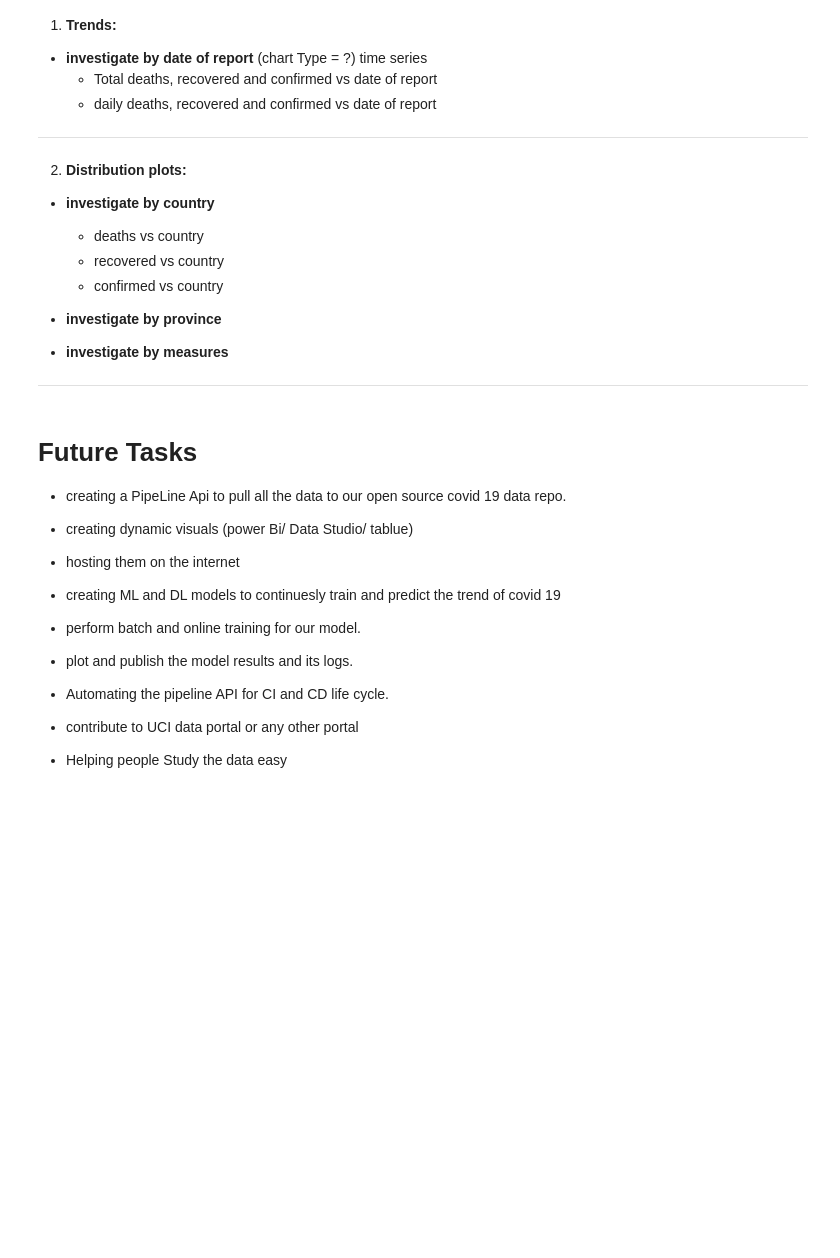
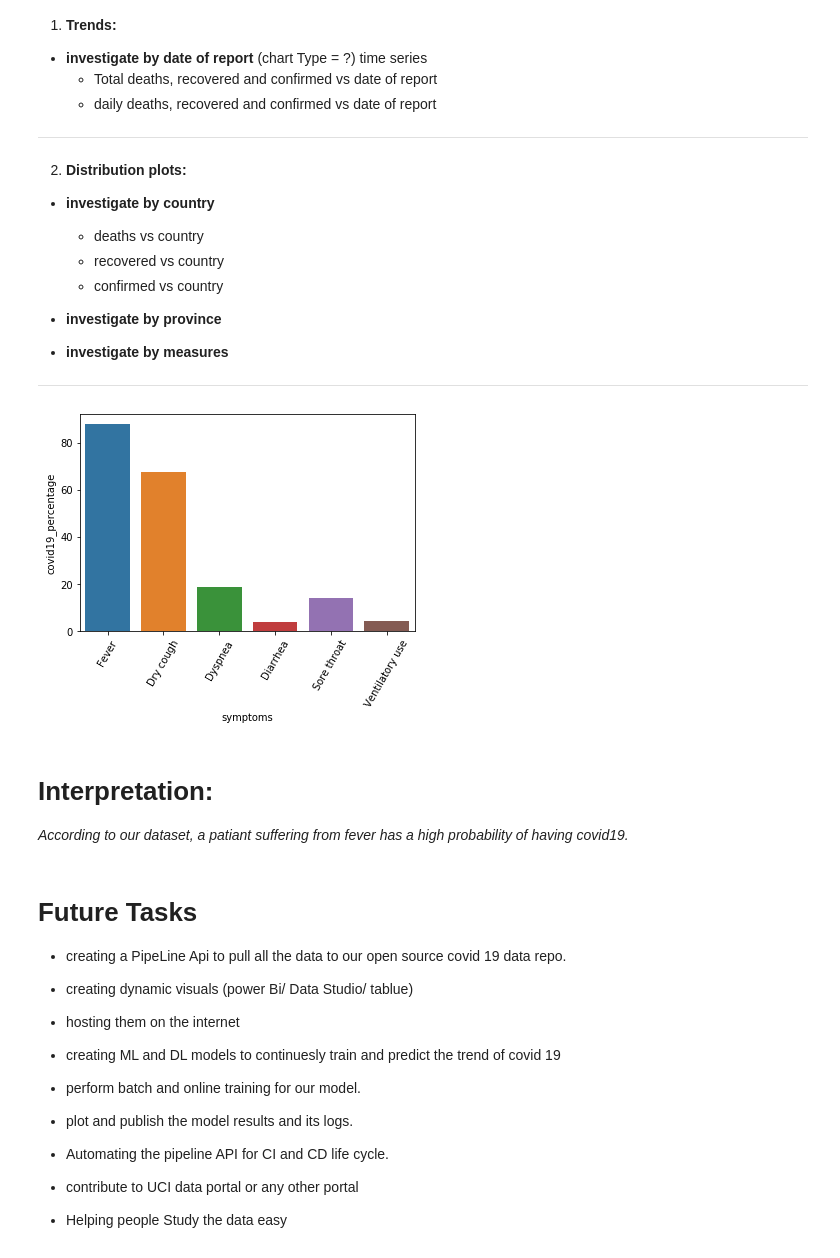
Before and after one commit to A2-insights/Covid19-Data-Insights, a Jupyter notebook: notebooks/A2_insights_Lab_Covid19_EDA_v01.ipynb, the cells around one changed output. Cells and saved outputs as stored; diff of their text form; code cells hidden in the pictures; blank space fills up the shorter version.

Commit message:
added the rotation of x labels and interpretation of the graph

```diff
--- a/notebooks/A2_insights_Lab_Covid19_EDA_v01.ipynb
+++ b/notebooks/A2_insights_Lab_Covid19_EDA_v01.ipynb
@@ -529,6 +523,15 @@ sns.barplot(x=symptoms_df['symptoms'],y=symptoms_df['covid19_percentage']);
 - **investigate by measures**
 
  ---
+# %%
+## plotting the symptoms VS covid19_percentage
+sns.barplot(x=symptoms_df['symptoms'],y=symptoms_df['covid19_percentage']);
+plt.xticks(rotation=60);
+# %% [output]
+[figure, added]
+# %% [markdown]
+# **Interpretation:**
+*According to our dataset, a patiant suffering from fever has a high probability of having covid19.*
 # %% [markdown]
 # **Future Tasks**
 
```
Also changed, not shown: parts of 1 cell of this notebook.
